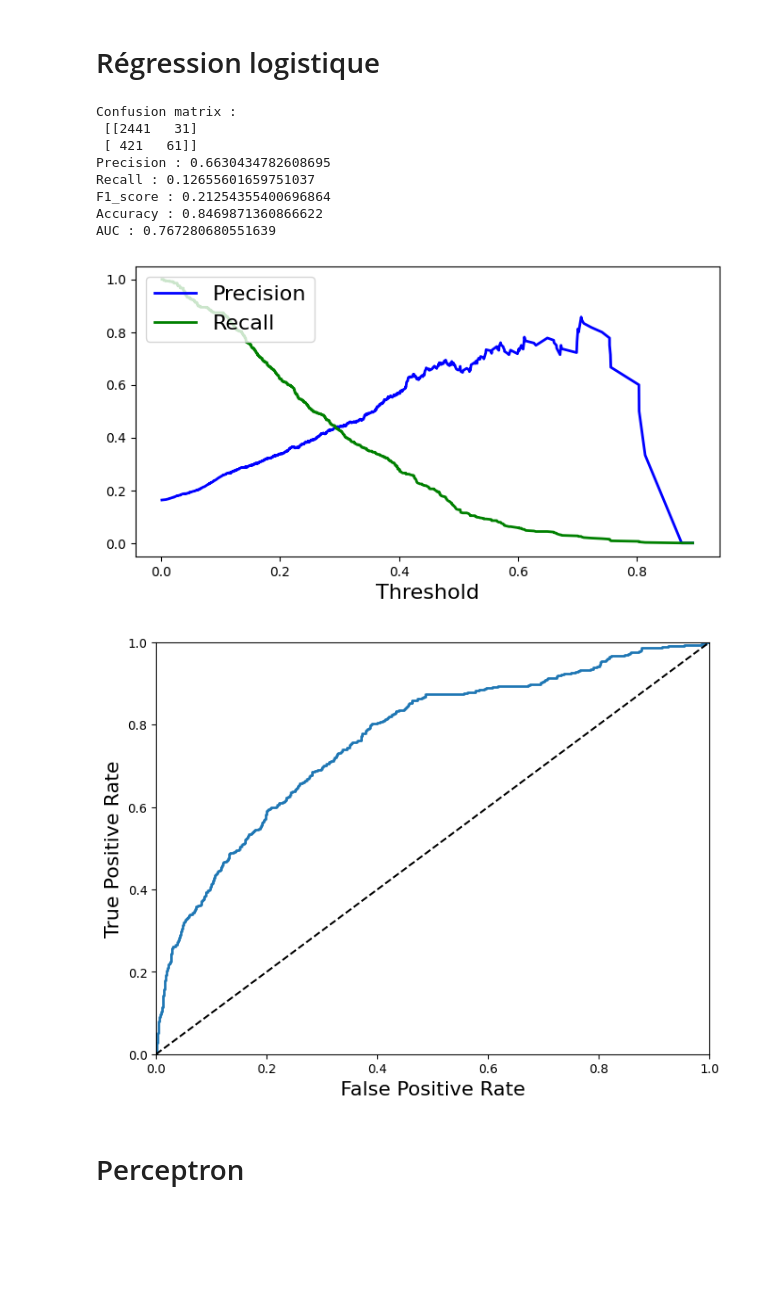
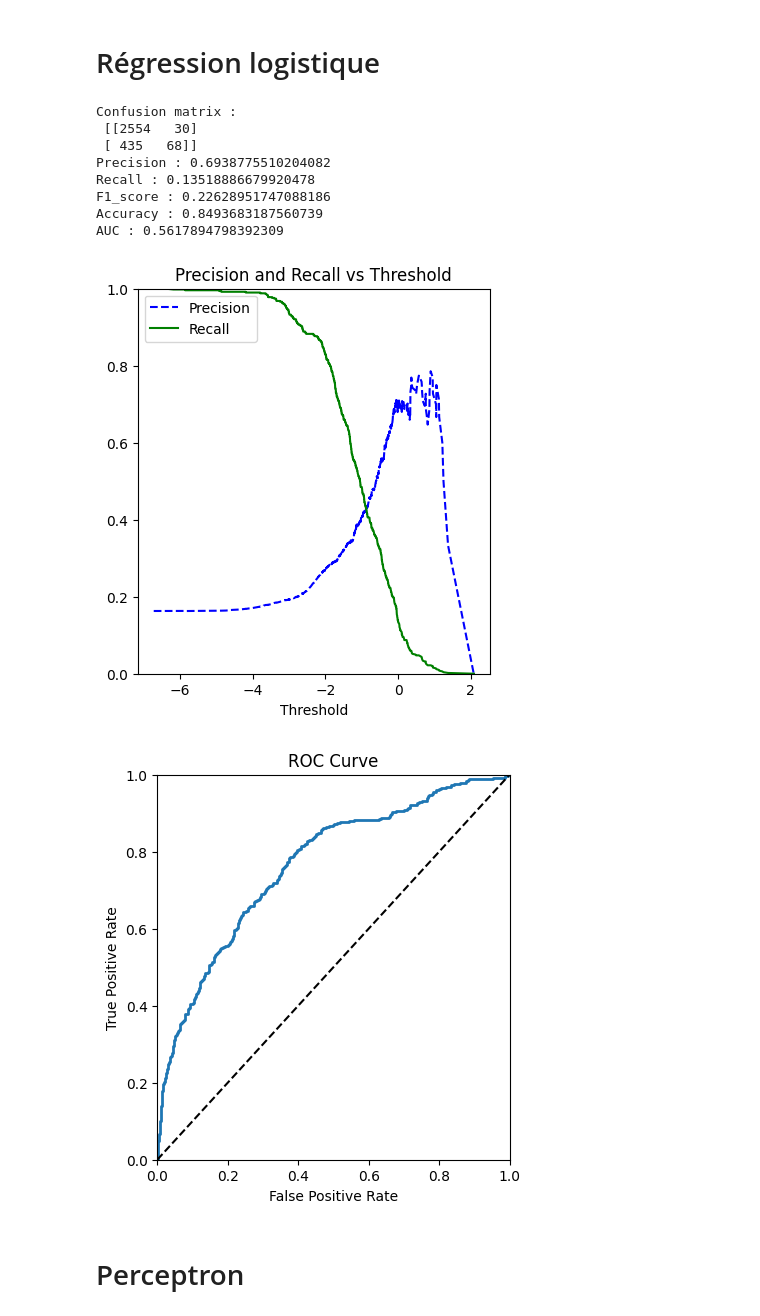
Before and after one commit to IA-G3/Projet-IA, a Jupyter notebook: modeles.ipynb, the cells around one changed output. Cells and saved outputs as stored; diff of their text form; code cells hidden in the pictures; blank space fills up the shorter version.

```diff
--- a/modeles.ipynb
+++ b/modeles.ipynb
@@ -20,6 +20,9 @@ general_data.head()
 # Split the data into a training and test set.
 from sklearn.model_selection import train_test_split
 
-X_train, X_test, y_train, y_test = train_test_split(general_data.drop("Attrition", axis=1), general_data.Attrition, test_size=0.33, random_state=42)
+X_train, X_test, y_train, y_test = train_test_split(general_data.drop("Attrition", axis=1), general_data.Attrition, test_size=0.3, random_state=42)
+
+y_train_yes = (y_train > 0)
+y_test_yes = (y_test > 0)
 # %%
 from matplotlib import pyplot as plt
@@ -116,25 +133,20 @@ AUC : 0.945010255945427
 # %%
 from sklearn.linear_model import LogisticRegression
 
 logistic_regression = LogisticRegression(max_iter=1000, random_state=42)
 
-# Evaluation du modèle
-y_train_pred = cross_val_predict(logistic_regression, X_train, y_train, cv=3)
-
-y_scores = cross_val_predict(logistic_regression, X_train, y_train, cv=3, method="predict_proba")[:, 1]
-
-test_model(y_train, y_train_pred, y_scores)
+frp_logistic_regression, tpr_logistic_regression = test_model(logistic_regression, X_train, y_train_yes, "decision_function")
 # %% [output]
 Confusion matrix :
- [[2441   31]
- [ 421   61]]
-Precision : 0.6630434782608695
-Recall : 0.12655601659751037
-F1_score : 0.21254355400696864
-Accuracy : 0.8469871360866622
-AUC : 0.767280680551639
+ [[2554   30]
+ [ 435   68]]
+Precision : 0.6938775510204082
+Recall : 0.13518886679920478
+F1_score : 0.22628951747088186
+Accuracy : 0.8493683187560739
+AUC : 0.5617894798392309
-[figure, old version]
+[figure, new version]
-[figure, old version]
+[figure, new version]
 # %% [markdown]
 # Perceptron
 # %%
```
Also changed, not shown: parts of 20 cells of this notebook, 3 other files.
